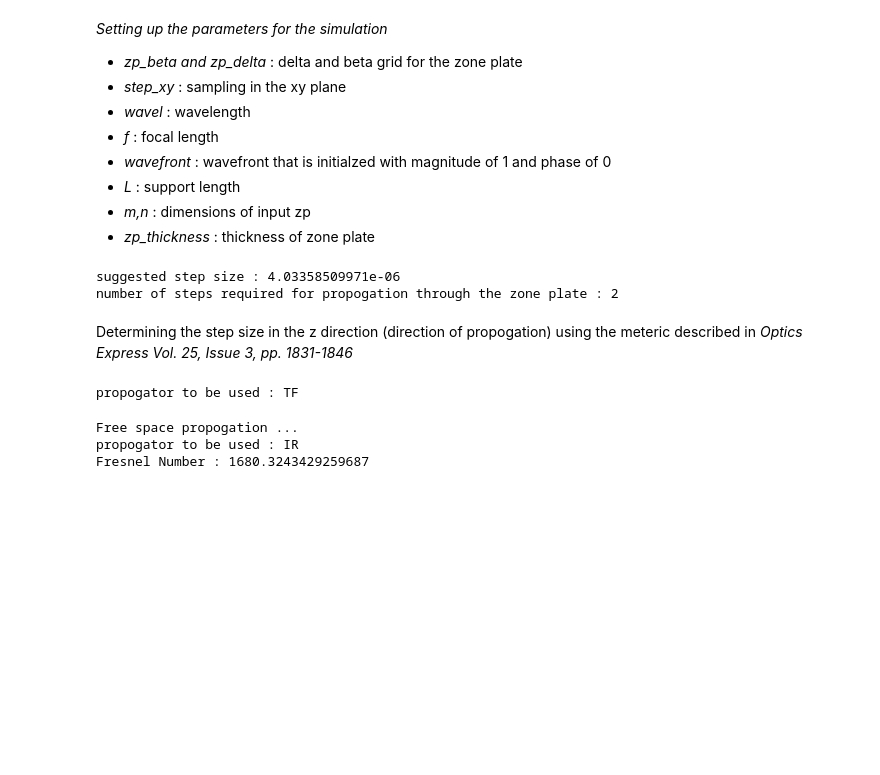
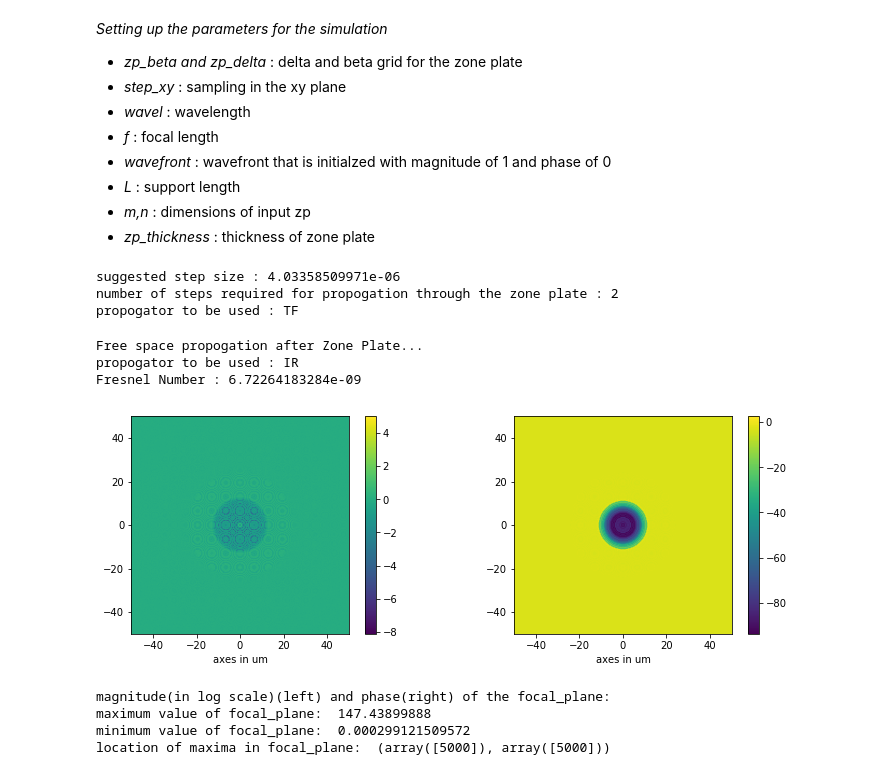
Before and after one commit to CXS-Scattering/zone_plate_testing, a Jupyter notebook: simulate_zp.ipynb, the cells around one changed output. Saved outputs shown, nothing was run; the diff lists cells and outputs as text; code cells hidden in the pictures; blank space fills up the shorter version.

```diff
--- a/simulate_zp.ipynb
+++ b/simulate_zp.ipynb
@@ -166,28 +48,26 @@ zp_thickness = 1000e-9
 * *L*                    : support length<br>
 * *m,n*                  : dimensions of input zp<zp>
 * *zp_thickness*         : thickness of zone plate <br>
-# %%
-eps1 = 0.1
-eps2 = 0.1
-delta_z_suggested = ((eps2*(step_xy**2))/(eps1**2*wavel))
-number_of_steps_zp = int(np.ceil(zp_thickness/delta_z_suggested))+1
-print('suggested step size :',delta_z_suggested)
-print('number of steps required for propogation through the zone plate :',number_of_steps_zp)
-# %% [output]
-suggested step size : 4.03358509971e-06
-number of steps required for propogation through the zone plate : 2
-# %% [markdown]
-Determining the step size in the z direction (direction of propogation) using the meteric described in *Optics Express Vol. 25, Issue 3, pp. 1831-1846*
 # %%
 wavefront = np.ones(np.shape(zp),dtype='complex64') #initialize wavefront
 # %%
-wavefront = propogate_through_zp(wavefront,zp_delta,zp_beta,zp_thickness,number_of_steps_zp,d1=0,d2=f)
+number_of_steps_zp =  prop_utils.number_of_steps(step_xy,wavel,zp_thickness)
+wave_focus = prop_utils.propogate_through_object(wavefront,zp_delta,zp_beta,zp_thickness,step_xy,
+                                                 wavel,L,number_of_steps_zp,d1=0,d2=f, xray_object='Zone Plate')
 # %% [output]
+suggested step size : 4.03358509971e-06
+number of steps required for propogation through the zone plate : 2
 propogator to be used : TF
-Free space propogation ...
+Free space propogation after Zone Plate...
 propogator to be used : IR
-Fresnel Number : 1680.3243429259687
+Fresnel Number : 6.72264183284e-09
 # %%
-plot_2d_complex(wavefront,mode='log',name='focal_plane',coords=zp_coords)
+prop_utils.plot_2d_complex(wave_focus,mode='log',name='focal_plane',coords=zp_coords)
+# %% [output]
+[figure, added]
+magnitude(in log scale)(left) and phase(right) of the focal_plane:
+maximum value of focal_plane:  147.43899888
+minimum value of focal_plane:  0.000299121509572
+location of maxima in focal_plane:  (array([5000]), array([5000]))
 # %%
 x = np.linspace(zp_coords[0],zp_coords[1],n)
```
Also changed, not shown: parts of 8 cells of this notebook, 2 other files.
